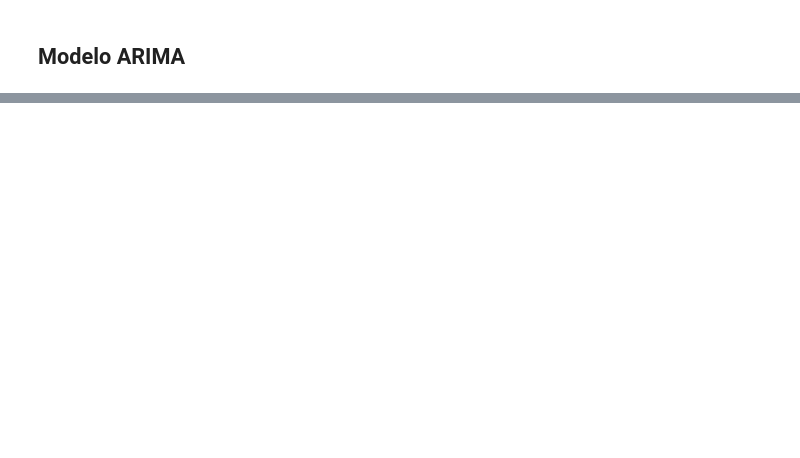
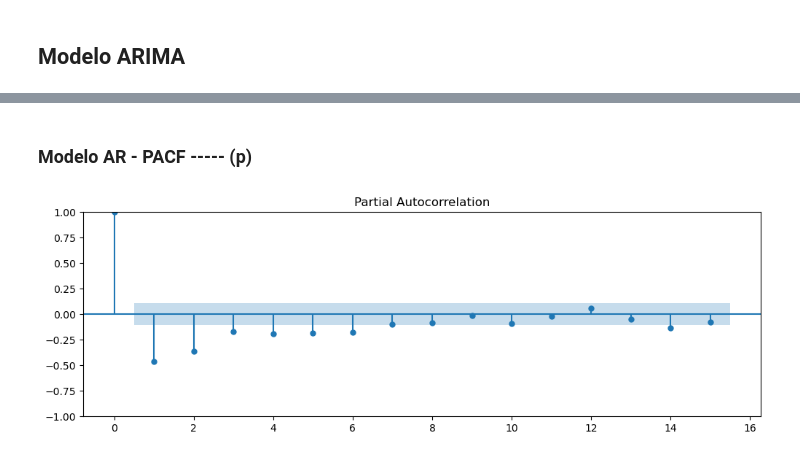
Before and after one commit to JulioFZ2000/Portifolio_DataScience, a Jupyter notebook: Data_Science/analise_vendas.ipynb, the cells around one changed output, grey strips where cells are left out. Cells and saved outputs as stored; diff of their text form; code cells hidden in the pictures; blank space fills up the shorter version.

```diff
--- a/Data_Science/analise_vendas.ipynb
+++ b/Data_Science/analise_vendas.ipynb
@@ -402,0 +272,10 @@ RMSE: 518.5422797830663
+# %% [markdown]
+### Modelo AR - PACF ----- (p)
+# %%
+# criando grafico de PACF
+
+fig = plt.figure(figsize=(12,8))
+ax1 = fig.add_subplot(211)
+fig = plot_pacf(grupo_semana['Total_Amount'].diff().dropna(),lags=15,ax=ax1)
+# %% [output]
+[figure, added]
```
Also changed, not shown: parts of 53 cells of this notebook.
